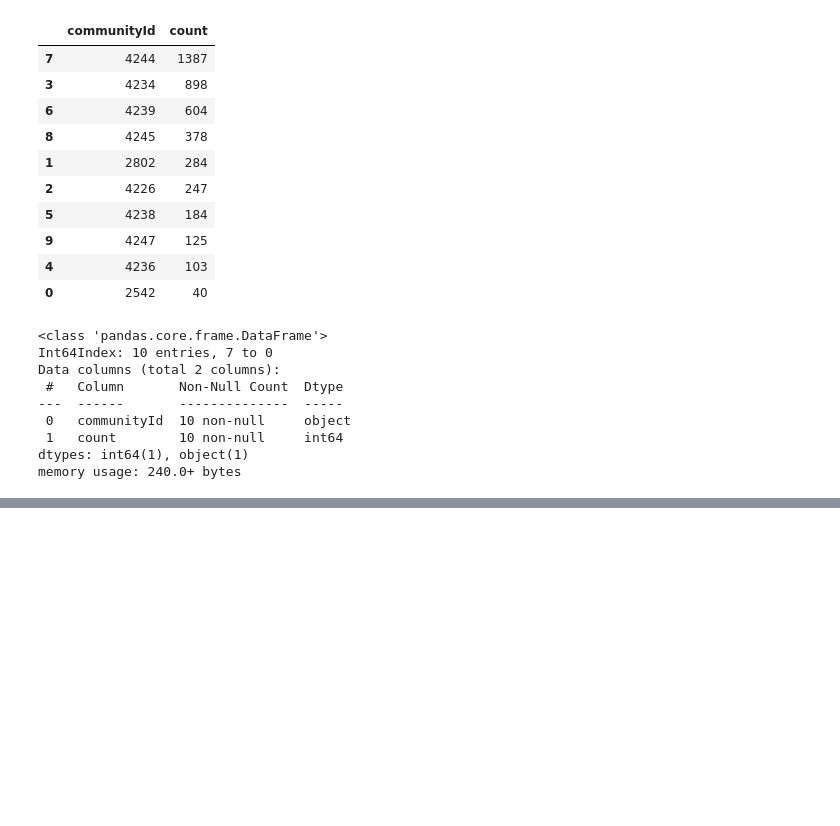
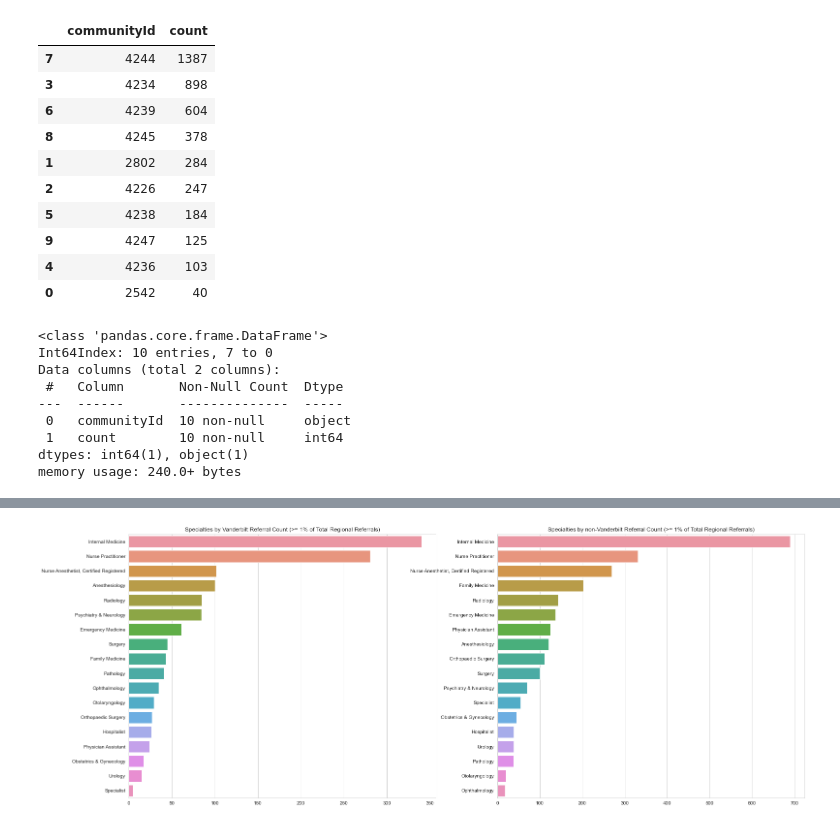
Before and after one commit to nss-data-science-cohort-4/hcbb_hop_team-motp, a Jupyter notebook: notebooks/ajg_communities_investigation_communities.ipynb, the cells around one changed output, grey strips where cells are left out. Saved outputs shown, nothing was run; the diff lists cells and outputs as text; code cells hidden in the pictures; blank space fills up the shorter version.

```diff
--- a/notebooks/ajg_communities_investigation_communities.ipynb
+++ b/notebooks/ajg_communities_investigation_communities.ipynb
@@ -271,0 +399,23 @@ look at the ones they don't have a monopoly or major market share in
+# %%
+sns.set_style('whitegrid')
+sns.set_palette('bright')
+
+fig, (ax0, ax1) = plt.subplots(1,2, figsize = (25, 10))
+
+g0 = sns.barplot(y = 'Classification', x = 'vcount', ax = ax0,
+                data = communities_compare_count.sort_values('vcount', ascending = False)
+                )
+
+g1 = sns.barplot(y = 'Classification', x = 'nVcount', ax = ax1,
+                data = communities_compare_count.sort_values('nVcount', ascending = False)
+                )
+
+ax0.set_title('Specialties by Vanderbilt Referral Count (>= 1% of Total Regional Referrals)')
+ax0.set(xlabel = '', ylabel = '')
+
+ax1.set_title('Specialties by non-Vanderbilt Referral Count (>= 1% of Total Regional Referrals)')
+ax1.set(xlabel = '', ylabel = '')
+
+fig.savefig('vandy_vs_nvandy_referral_count.png', pdi = 250)
+# %% [output]
+[figure, added]
```
Also changed, not shown: parts of 33 cells of this notebook, 1 other file.
